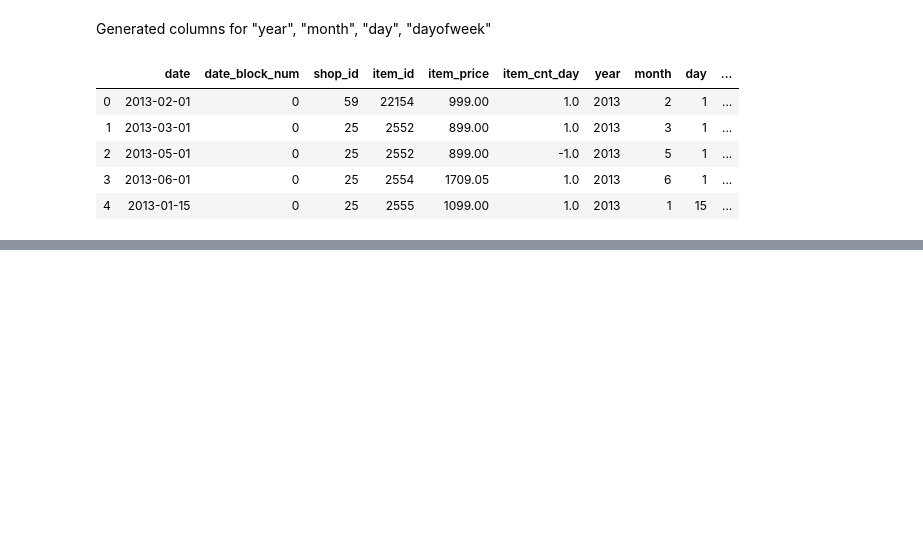
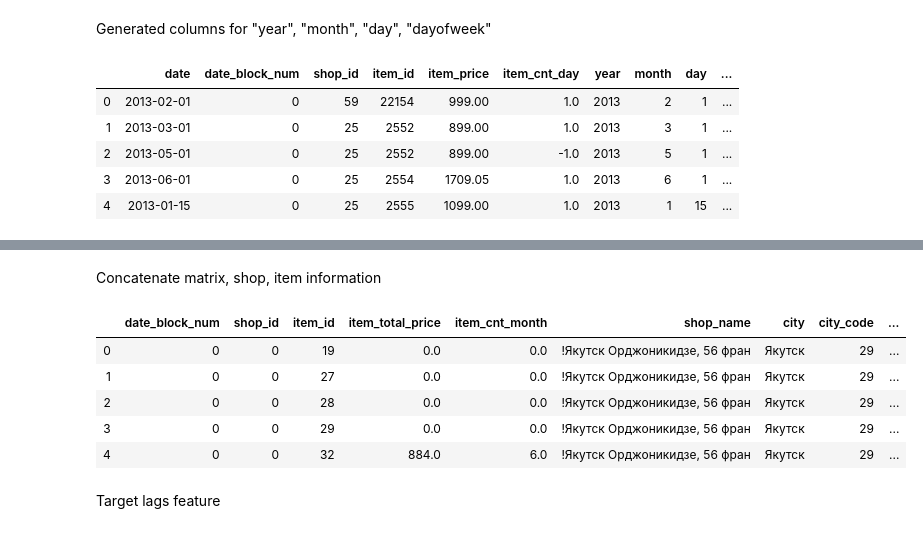
Before and after one commit to ShinsakuOkazaki/pred-future-sales, a Jupyter notebook: notebooks/EDA.ipynb, the cells around one changed output, grey strips where cells are left out. Saved outputs shown, nothing was run; the diff lists cells and outputs as text; code cells hidden in the pictures; blank space fills up the shorter version.

```diff
--- a/notebooks/EDA.ipynb
+++ b/notebooks/EDA.ipynb
@@ -140,0 +265,2 @@ sales_train_file.groupby(['date_block_num', 'shop_id', 'item_id'])['item_price',
+# %%
+matrix = pd.merge(matrix, shop_item_date_block, on=cols, how='left')
@@ -140,0 +276,9 @@ sales_train_file.groupby(['date_block_num', 'shop_id', 'item_id'])['item_price',
+# %%
+matrix['item_total_price'] = matrix['item_total_price']\
+                                .fillna(0)\
+                                .astype(np.float64)
+# %%
+matrix['item_cnt_month'] = matrix['item_cnt_month']\
+                                .fillna(0)\
+                                .clip(0, 20)\
+                                .astype(np.float64)\
@@ -140,0 +310,15 @@ sales_train_file.groupby(['date_block_num', 'shop_id', 'item_id'])['item_price',
+# %% [markdown]
+Concatenate matrix, shop, item information
+# %%
+matrix = pd.merge(matrix, shops_file, on=['shop_id'], how='left')
+matrix = pd.merge(matrix, items, on=['item_id'], how='left')
+matrix = pd.merge(matrix, item_categories, on=['item_category_id'], how='left')
+# %%
+matrix.head()
+# %% [output]
+|  | date_block_num | shop_id | item_id | item_total_price | item_cnt_month | shop_name | city | city_code | ... |
+| 0 | 0 | 0 | 19 | 0.0 | 0.0 | !Якутск Орджоникидзе, 56 фран | Якутск | 29 | ... |
+| 1 | 0 | 0 | 27 | 0.0 | 0.0 | !Якутск Орджоникидзе, 56 фран | Якутск | 29 | ... |
+| 2 | 0 | 0 | 28 | 0.0 | 0.0 | !Якутск Орджоникидзе, 56 фран | Якутск | 29 | ... |
+| 3 | 0 | 0 | 29 | 0.0 | 0.0 | !Якутск Орджоникидзе, 56 фран | Якутск | 29 | ... |
+| 4 | 0 | 0 | 32 | 884.0 | 6.0 | !Якутск Орджоникидзе, 56 фран | Якутск | 29 | ... |
@@ -140,0 +330,2 @@ sales_train_file.groupby(['date_block_num', 'shop_id', 'item_id'])['item_price',
+# %% [markdown]
+Target lags feature
```
Also changed, not shown: parts of 28 cells of this notebook, 1 other file.
